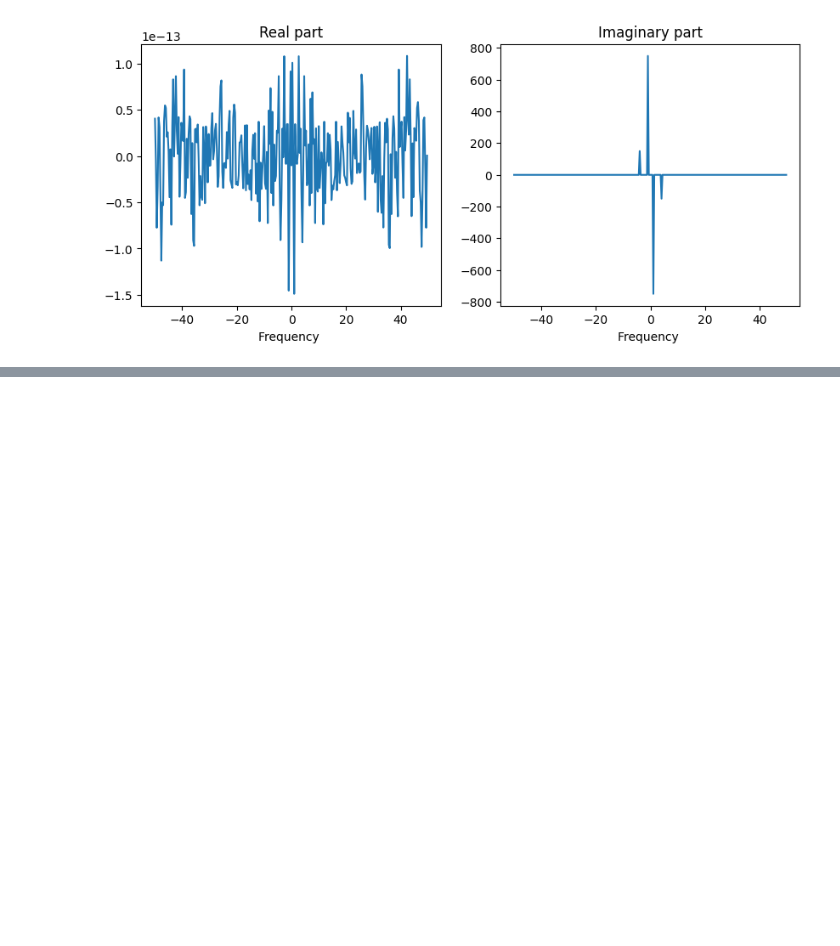
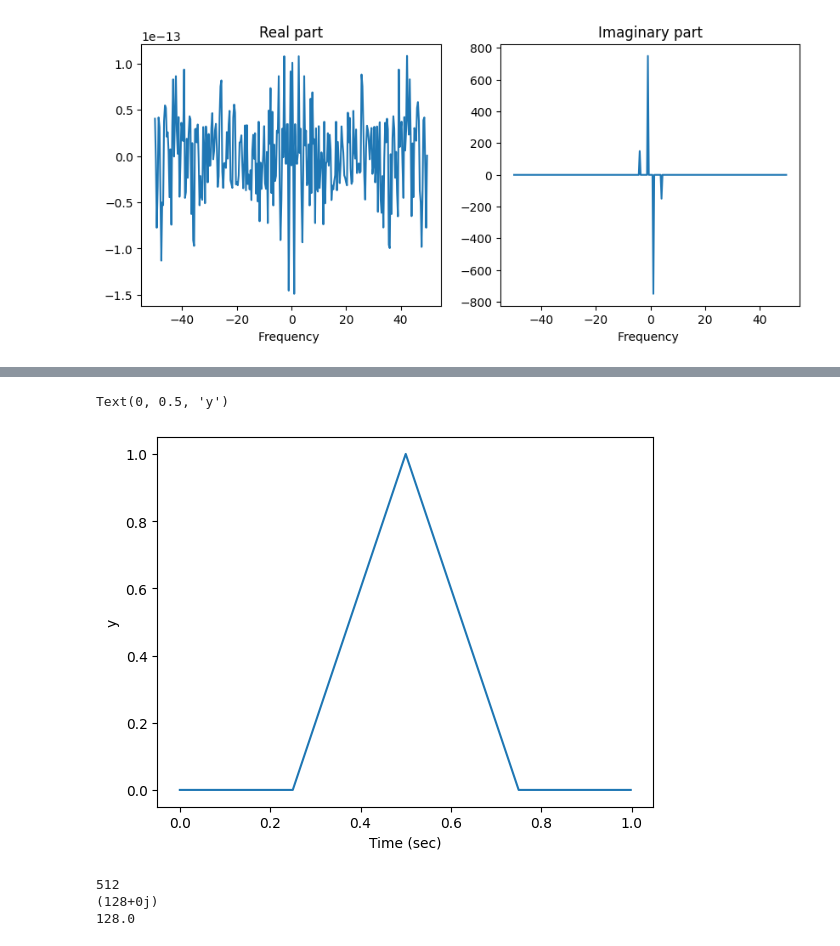
Before and after one commit to Malchio03/FourierTransform-Notebook, a Jupyter notebook: fourier.ipynb, the cells around one changed output, grey strips where cells are left out. Saved outputs shown, nothing was run; the diff lists cells and outputs as text; code cells hidden in the pictures; blank space fills up the shorter version.

```diff
--- a/fourier.ipynb
+++ b/fourier.ipynb
@@ -139,0 +159,30 @@ Text(0.5, 1.0, 'Imaginary part')
+# %%
+f_s = 512.0 # Hz
+T=1.0
+
+time = np.arange(0, T , 1/f_s)
+
+N=time.size;
+y= np.zeros(time.size)
+y[int(N/4):int(N/2)]=4*time[int(N/4):int(N/2)]-1
+y[int(N/2):3*int(N/4)]=-4*time[int(N/2):3*int(N/4)]+3
+# %%
+plt.plot(time, y)
+plt.xlabel("Time (sec)")
+plt.ylabel("y")
+# %% [output]
+Text(0, 0.5, 'y')
+[figure, added]
+# %%
+fft_y = np.fft.fft(y)
+freq = np.fft.fftfreq(N, 1/f_s)
+
+n = len(fft_y)
+print(n)
+
+print(fft_y[0])
+print(np.sum(y))
+# %% [output]
+512
+(128+0j)
+128.0
```
Also changed, not shown: parts of 11 cells of this notebook.
